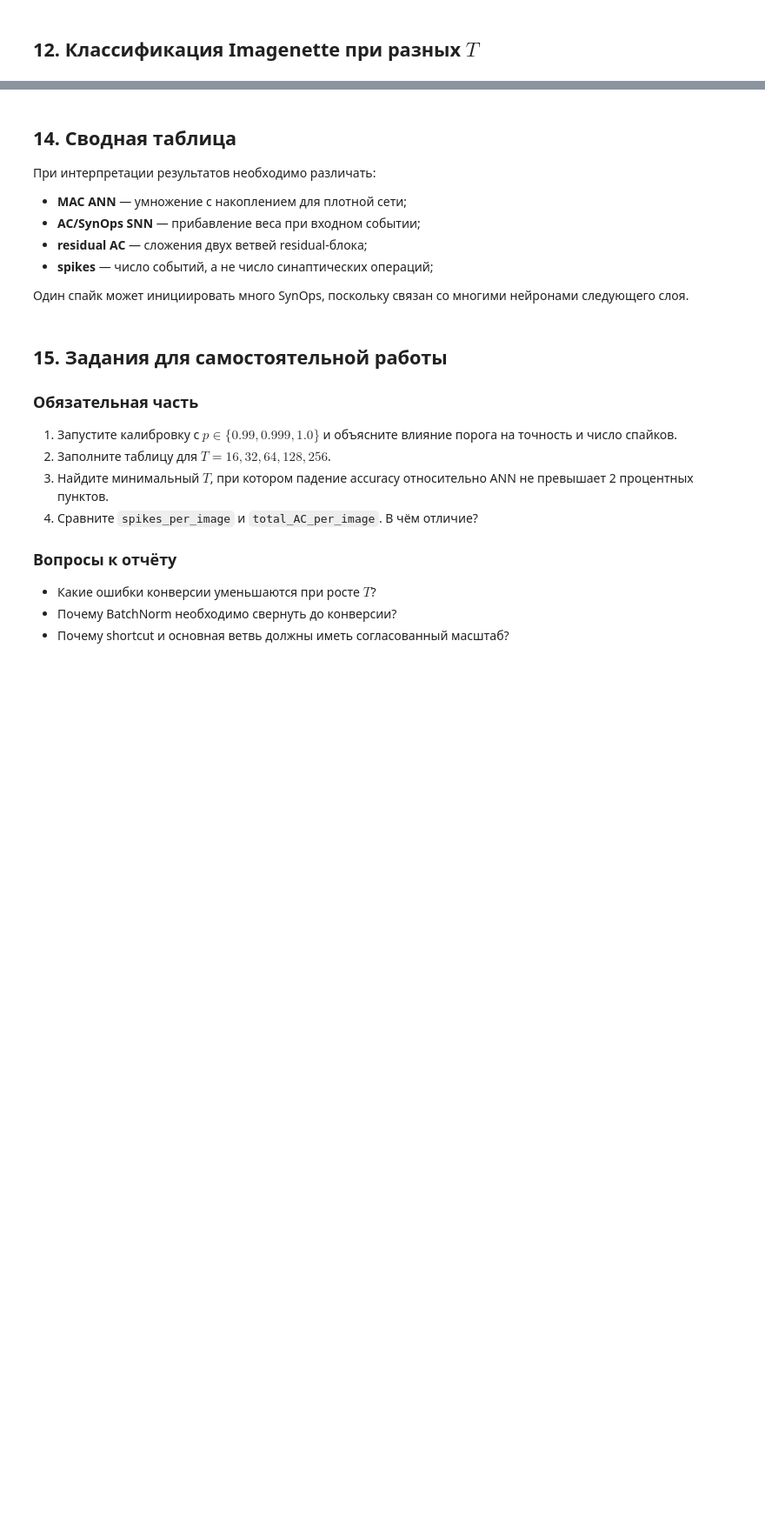
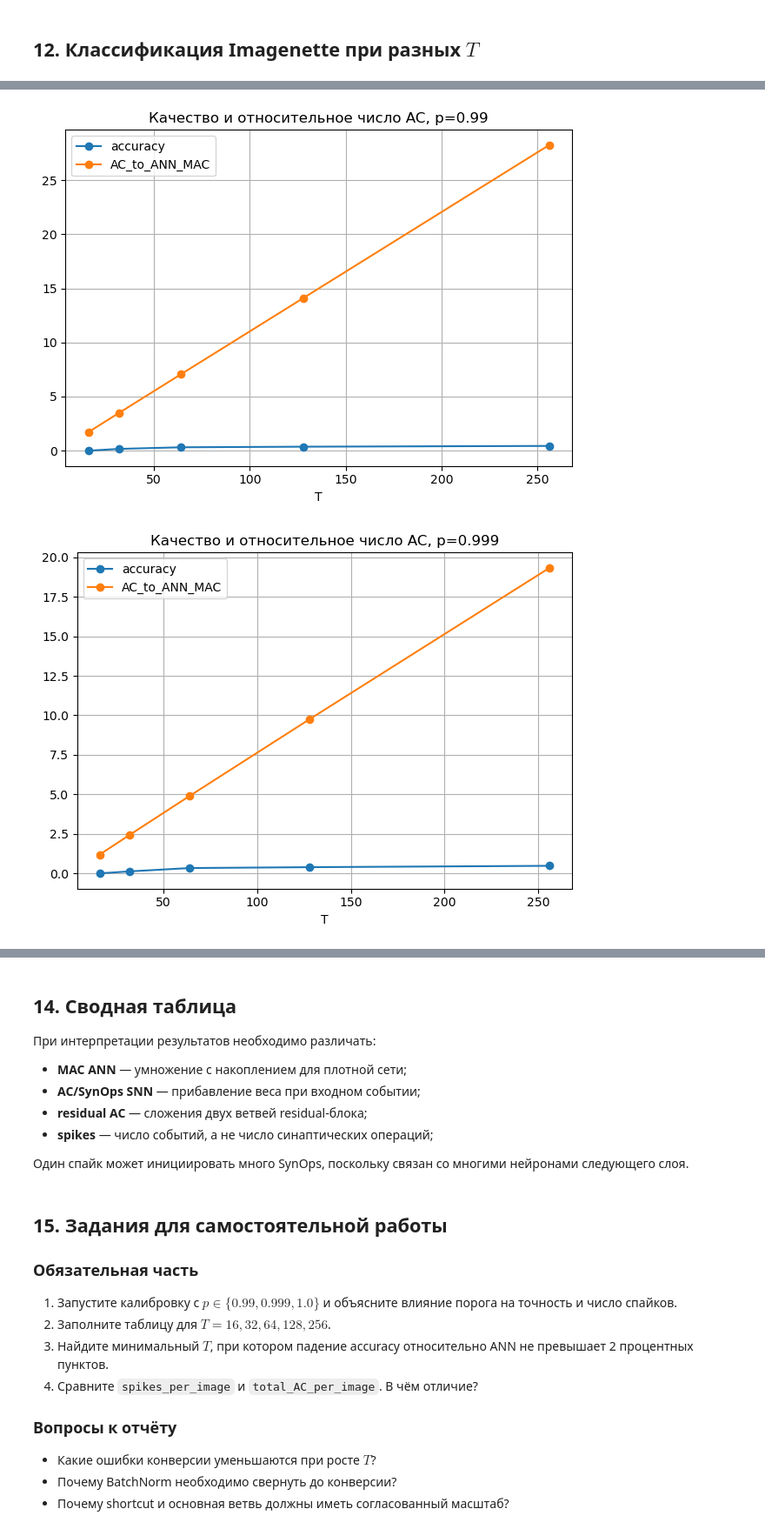
Before and after one commit to StriderOne/neuromorphic-computing, a Jupyter notebook: lab1/lab1.ipynb, the cells around one changed output, grey strips where cells are left out. Shown at 87% size. Cells and saved outputs as stored; diff of their text form; code cells hidden in the pictures; blank space fills up the shorter version.

```diff
--- a/lab1/lab1.ipynb
+++ b/lab1/lab1.ipynb
@@ -116,6 +116,7 @@ device: cuda
 # %%
 FAST_MODE = True
 T_CHECKPOINTS = [16, 32, 64, 128, 256]
+MAXPOOL_WINDOW = 512  # Число последних тактов для оценки частоты.
 
 # Число объектов для калибровки порогов и оценки классификации.
 CALIBRATION_SAMPLES = 128 if FAST_MODE else 1024
@@ -153,7 +154,7 @@ imagenette_subset/
 
 Если файл уже находится на Google Drive, повторная загрузка не выполняется.
 # %%
-DOWNLOAD_URL = 'https://drive.google.com/file/d/1JdnAT2kfg5CHby3DeL9q0fHkVdpluSrL/view?usp=sharing'
+DOWNLOAD_URL = 'https://drive.google.com/uc?id=1JdnAT2kfg5CHby3DeL9q0fHkVdpluSrL'
 DRIVE_ZIP = Path('/content/drive/MyDrive/imagenette_subset/imagenette_subset.zip')
 LOCAL_ZIP = DATA_DIR / 'imagenette_subset.zip'
 EXTRACT_DIR = DATA_DIR / 'imagenette_subset'
@@ -171,7 +172,7 @@ def prepare_imagenette_zip(download=True):
     if not zip_path.exists() and download:
         import gdown
         LOCAL_ZIP.parent.mkdir(parents=True, exist_ok=True)
-        gdown.download(url=DOWNLOAD_URL, output=str(LOCAL_ZIP), fuzzy=True, quiet=False)
+        gdown.download(url=DOWNLOAD_URL, output=str(LOCAL_ZIP), quiet=False)
         zip_path = LOCAL_ZIP
 
     if not zip_path.exists():
@@ -340,10 +339,17 @@ def dense_ops(module, x, y):
 class ANNMacCounter:
     def __init__(self, model):
         self.total = 0
+        self.ac = 0
         self.handles = []
         for module in model.modules():
             if isinstance(module, (nn.Conv2d, nn.Linear)):
                 self.handles.append(module.register_forward_hook(self._hook))
+
+            elif isinstance(module, BasicBlock):
+                self.handles.append(module.register_forward_hook(self._residual_hook))
+
+    def _residual_hook(self, module, inputs, output):
+        self.ac += output.numel()
 
     def _hook(self, module, inputs, output):
         self.total += dense_ops(module, inputs[0], output)
@@ -358,7 +364,10 @@ with torch.inference_mode():
     counter = ANNMacCounter(ann)
     _ = ann(sample_images)
     ann_macs_per_image = counter.total
+    ann_residual_ac_per_image = counter.ac
     counter.close()
 
 print(f'ANN MAC/image: {ann_macs_per_image:,}')
+# Только сложения residual-ветвей; pooling и bias отдельно не учитываются.
+print(f'ANN residual AC/image: {ann_residual_ac_per_image:,}')
 # %% [output]
@@ -518,7 +671,14 @@ class SpikingBasicBlock(nn.Module):
     expansion = 1
 
     def __init__(self, ann_block, threshold1, threshold2, name, op_counter=None):
-        #реализовать
+        super().__init__()
+        self.conv1 = copy.deepcopy(ann_block.conv1)
+        self.conv2 = copy.deepcopy(ann_block.conv2)
+        self.downsample = copy.deepcopy(ann_block.downsample)
+
+        self.if1 = IFNode(threshold1, f'{name}.relu1')
+        self.if2 = IFNode(threshold2, f'{name}.relu2')
+        self.op_counter = op_counter
 
     def forward(self, x):
         identity = x if self.downsample is None else self.downsample(x)
@@ -610,10 +877,10 @@ classification_results
 # %%
-classification_results.to_csv(
-    RESULTS_DIR / 'resnet18_rate_conversion_classification.csv', index=False
-)
-
-ax = classification_results.plot(
-    x='T', y=['accuracy', 'AC_to_ANN_MAC'], marker='o', grid=True,
-    title='Качество и относительное число AC'
-)
-ax.figure.tight_layout()
+for p, table in all_results.groupby('p'):
+    ax = table.plot(
+        x='T', y=['accuracy', 'AC_to_ANN_MAC'], marker='o', grid=True,
+        title=f'Качество и относительное число AC, p={p}'
+    )
+    ax.figure.tight_layout()
+# %% [output]
+[figure, added]
+[figure, added]
```
Also changed, not shown: parts of 24 cells of this notebook, 33 other files.
